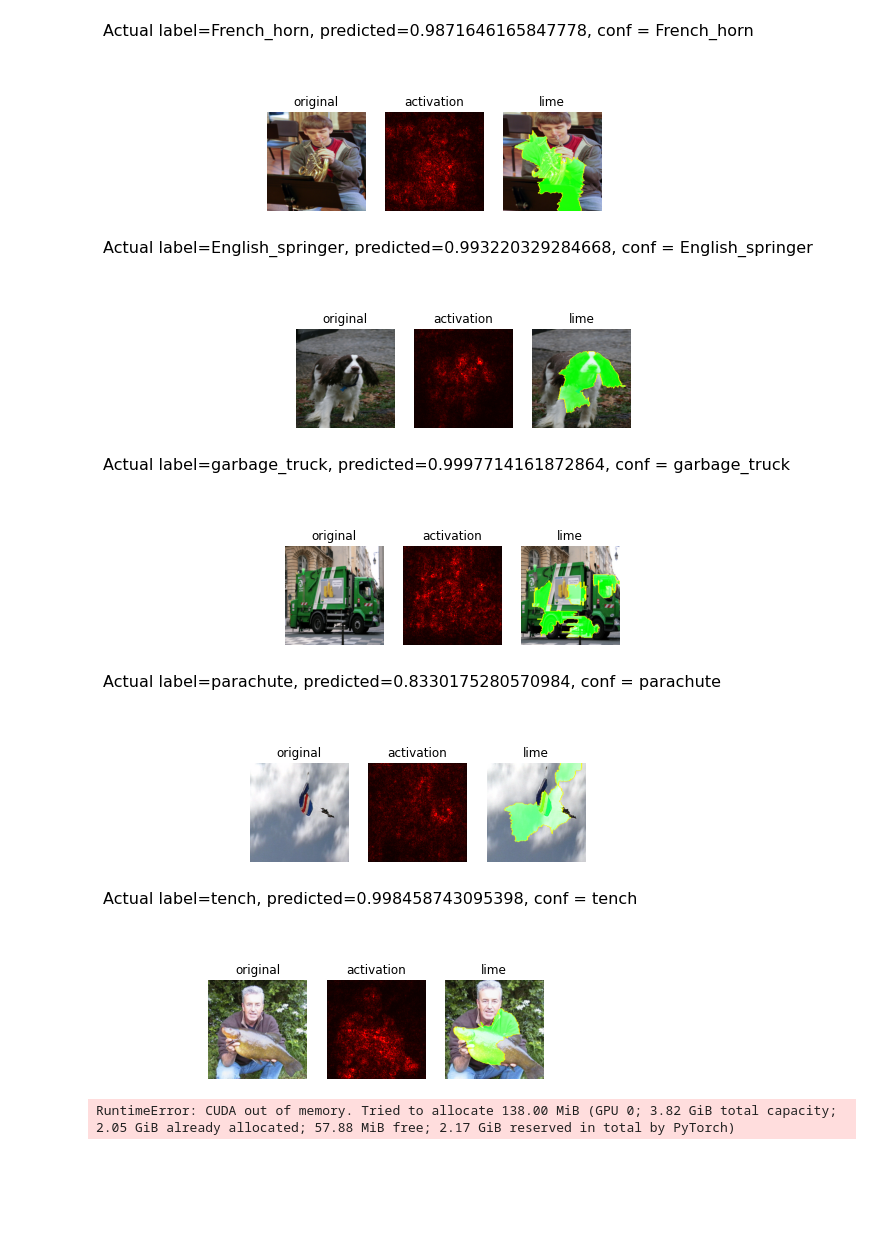
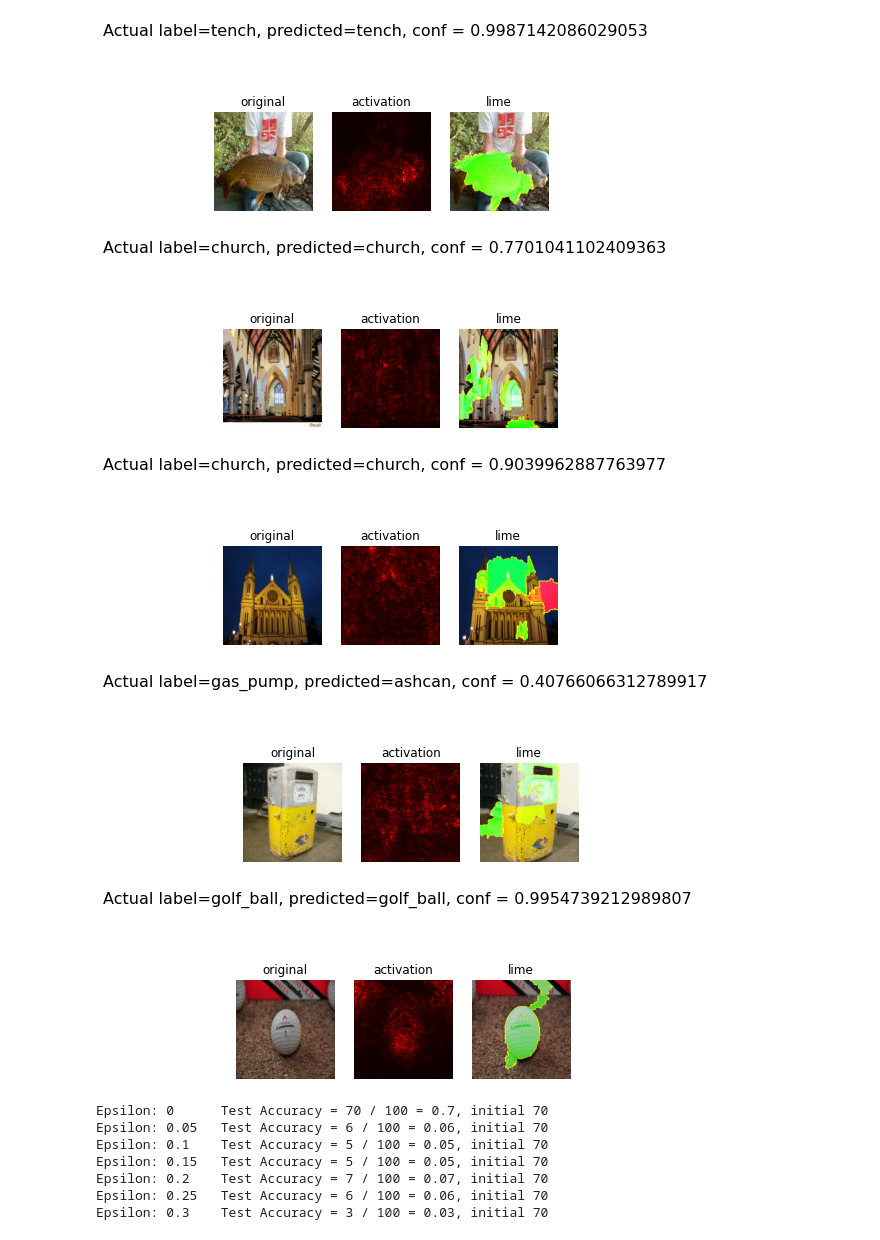
Before and after one commit to Pikus16/adversarial_explainability, a Jupyter notebook: Saliency Adversarial.ipynb, the cells around one changed output. Saved outputs shown, nothing was run; the diff lists cells and outputs as text; code cells hidden in the pictures; blank space fills up the shorter version.

```diff
--- a/Saliency Adversarial.ipynb
+++ b/Saliency Adversarial.ipynb
@@ -60,9 +120,7 @@ def deprocess(image):
 # %%
 def compute_activation_map(img):
     # preprocess the image
-    X = preprocess(img)
-    if torch.cuda.is_available:
-        X = X.cuda()
+    X = img.to(device)
     # we need to find the gradient with respect to the input image, so we need to call requires_grad_ on it
     X.requires_grad_()
     '''
@@ -85,9 +143,8 @@ def compute_activation_map(img):
     across all colour channels.
     '''
     saliency, _ = torch.max(X.grad.data.abs(),dim=1)
-    if torch.cuda.is_available:
-        saliency = saliency.cpu()
-        X = X.cpu()
+    saliency = saliency.cpu()
+    X = X.cpu()
     return saliency, X
 # %%
 def lime(img):
@@ -142,13 +179,13 @@ plt.imshow(img_boundry2)
 # %%
 idx2label, cls2label, cls2idx = [], {}, {}
-with open(os.path.abspath('/data/imagenet/imagenet_class_index.json'), 'r') as read_file:
+with open(os.path.abspath('/content/imagenet_class_index.json'), 'r') as read_file:
     class_idx = json.load(read_file)
     idx2label = [class_idx[str(k)][1] for k in range(len(class_idx))]
     cls2label = {class_idx[str(k)][0]: class_idx[str(k)][1] for k in range(len(class_idx))}
     cls2idx = {class_idx[str(k)][0]: k for k in range(len(class_idx))}
 # %%
 def get_predictions(img, topk = 5):
-    logits = model(preprocess(img).cuda()).cpu()
+    logits = model(img.to(device)).cpu()
     probs = F.softmax(logits, dim=1)
     probs_top = probs.topk(topk)
     return tuple((p, idx2label[c]) for p, c in zip(probs_top[0][0].detach().numpy(),
@@ -167,22 +204,32 @@ def show_saliency(img, saliency_maps, titles, figtitle):
         axes[i].axis('off')
         axes[i].set_title(titles[i-1])
     fig.suptitle(figtitle, fontsize=16)
+# %%
+def get_idx(index):
+    return dataset.imgs[index][0].split('/')[-2]
+
+def get_class_str_label(index):
+    return cls2label[get_idx(index)]
+
+def get_class_int_label(index):
+    return cls2idx[get_idx(index)]
 # %%
 for i in random.sample(range(0, len(dataset)), 5):
-    class_label = cls2label[dataset.imgs[i][0].split('/')[-2]]
-    conf,predicted_label = get_predictions(dataset[i][0], topk = 1)[0]
-    activation,X = compute_activation_map(dataset[i][0])
+    class_label = get_class_str_label(i)
+    img = dataset[i][0].unsqueeze(0)
+    conf,predicted_label = get_predictions(img, topk = 1)[0]
+    activation,X = compute_activation_map(img)
     figtitle = "Actual label={}, predicted={}, conf = {}".format(class_label,
                                                            predicted_label,
                                                            conf)
-    lime_img = lime(dataset[i][0])
+    lime_img = lime(dataset_notransform[i][0])
     show_saliency(X,[activation[0],lime_img], ['activation','lime'], figtitle)
 # %% [output]
-[figure, old version]
+[figure, new version]
-[figure, old version]
+[figure, new version]
-[figure, old version]
+[figure, new version]
-[figure, old version]
+[figure, new version]
-[figure, old version]
+[figure, new version]
 # %%
 # FGSM attack code from https://pytorch.org/tutorials/beginner/fgsm_tutorial.html
 def fgsm_attack(image, epsilon, data_grad):
@@ -261,11 +319,20 @@ accuracies = []
 examples = []
 device = torch.device("cuda" if (torch.cuda.is_available()) else "cpu")
 
+size = 224
 test_loader = torch.utils.data.DataLoader(
-    dataset = get_dataset('imagenet', transforms=T.Compose([
-            T.ToTensor(),
-            ])),
-        batch_size=1, shuffle=True)
+    dataset = dataset,
+    batch_size=1, shuffle=False)
+
+def predict():
+    num_correct = 0
+    for i, (data,_) in enumerate(test_loader):
+        logits = model(data.to(device))
+        p,v = F.softmax(logits, dim=1).topk(1)
+        if v == get_class_int_label(i):
+          num_correct+=1
+    print(num_correct)
+
 # Run test for each epsilon
 epsilons = [0, .05, .1, .15, .2, .25, .3]
 for eps in epsilons:
@@ -273,4 +340,10 @@ for eps in epsilons:
     accuracies.append(acc)
     examples.append(ex)
 # %% [output]
-RuntimeError: CUDA out of memory. Tried to allocate 138.00 MiB (GPU 0; 3.82 GiB total capacity; 2.05 GiB already allocated; 57.88 MiB free; 2.17 GiB reserved in total by PyTorch)
+Epsilon: 0      Test Accuracy = 70 / 100 = 0.7, initial 70
+Epsilon: 0.05   Test Accuracy = 6 / 100 = 0.06, initial 70
+Epsilon: 0.1    Test Accuracy = 5 / 100 = 0.05, initial 70
+Epsilon: 0.15   Test Accuracy = 5 / 100 = 0.05, initial 70
+Epsilon: 0.2    Test Accuracy = 7 / 100 = 0.07, initial 70
+Epsilon: 0.25   Test Accuracy = 6 / 100 = 0.06, initial 70
+Epsilon: 0.3    Test Accuracy = 3 / 100 = 0.03, initial 70
```
Also changed, not shown: parts of 19 cells of this notebook.
